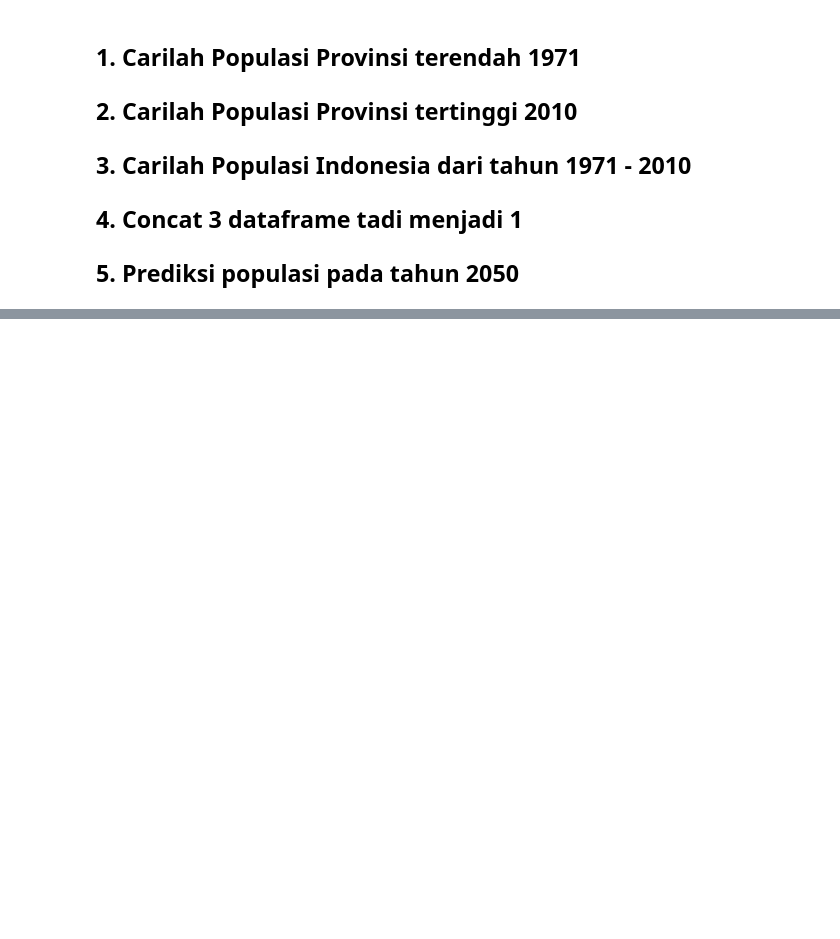
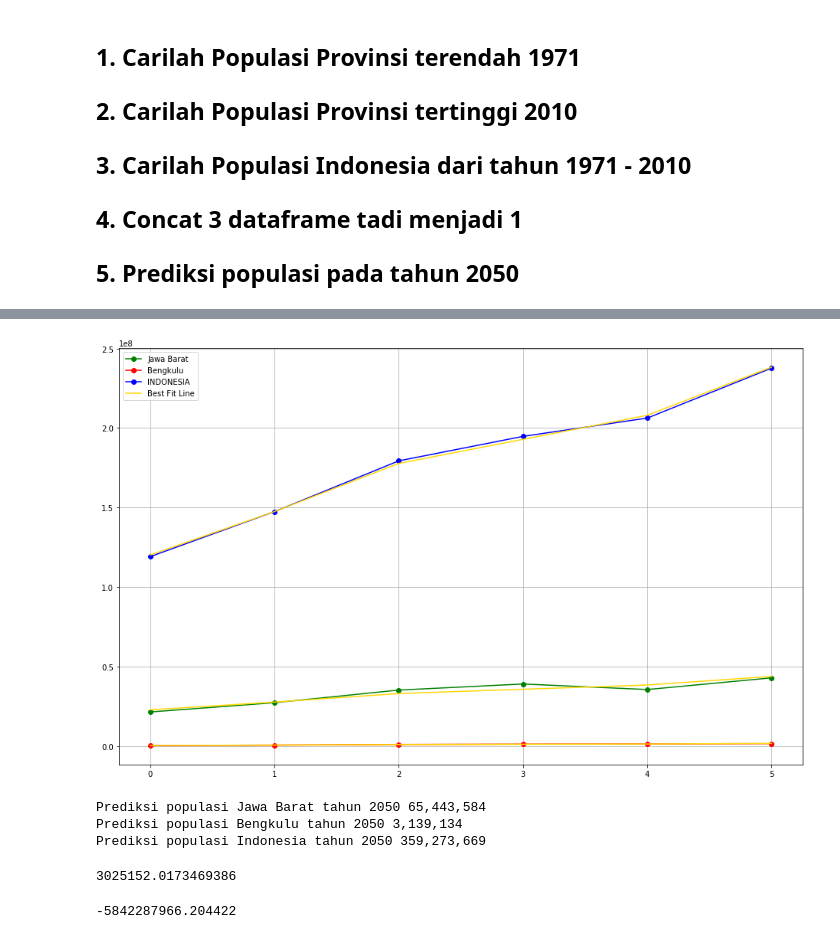
Before and after one commit to ridhoaryo/modul3_linear_reg_1, a Jupyter notebook: Untitled.ipynb, the cells around one changed output, grey strips where cells are left out. Drawn from its saved outputs; the diff is of its cells as text; code cells hidden in the pictures; blank space fills up the shorter version.

```diff
--- a/Untitled.ipynb
+++ b/Untitled.ipynb
@@ -191,0 +225,2 @@ bps
+# %%
+hilo.reset_index(inplace=True)
@@ -191,0 +237,2 @@ bps
+# %%
+hilo.rename(columns={'index':'year'}, inplace=True)
@@ -191,0 +249,7 @@ bps
+# %%
+model3 = LinearRegression()
+pred_2050 = []
+for i in list(range(1,4)):
+    model.fit(hilo[['year']], hilo.iloc[:,i])
+    hilo[f'prediction_{hilo.columns.tolist()[i]}'] = model.predict(hilo[['year']])
+    pred_2050.append(int(model.predict([[2050]])))
@@ -191,0 +270,29 @@ bps
+# %%
+plt.figure(figsize=(16,10))
+plt.plot(hilo.index, hilo.iloc[:,1], 'go-')
+plt.plot(hilo.index, hilo.iloc[:,2], 'ro-')
+plt.plot(hilo.index, hilo.iloc[:,3], 'bo-')
+plt.plot(hilo.index, hilo.iloc[:,4], 'gold')
+plt.plot(hilo.index, hilo.iloc[:,5], 'gold')
+plt.plot(hilo.index, hilo.iloc[:,6], 'gold')
+plt.legend([hilo.columns.tolist()[1], hilo.columns.tolist()[2], hilo.columns.tolist()[3], 'Best Fit Line'])
+plt.grid()
+plt.show()
+# %% [output]
+[figure, added]
+# %%
+print(f'Prediksi populasi Jawa Barat tahun 2050 {int(pred_2050[0]):,}')
+print(f'Prediksi populasi Bengkulu tahun 2050 {int(pred_2050[1]):,}')
+print(f'Prediksi populasi Indonesia tahun 2050 {int(pred_2050[2]):,}')
+# %% [output]
+Prediksi populasi Jawa Barat tahun 2050 65,443,584
+Prediksi populasi Bengkulu tahun 2050 3,139,134
+Prediksi populasi Indonesia tahun 2050 359,273,669
+# %%
+model.coef_[0]
+# %% [output]
+3025152.0173469386
+# %%
+model.intercept_
+# %% [output]
+-5842287966.204422
```
Also changed, not shown: parts of 12 cells of this notebook, 1 other file.
